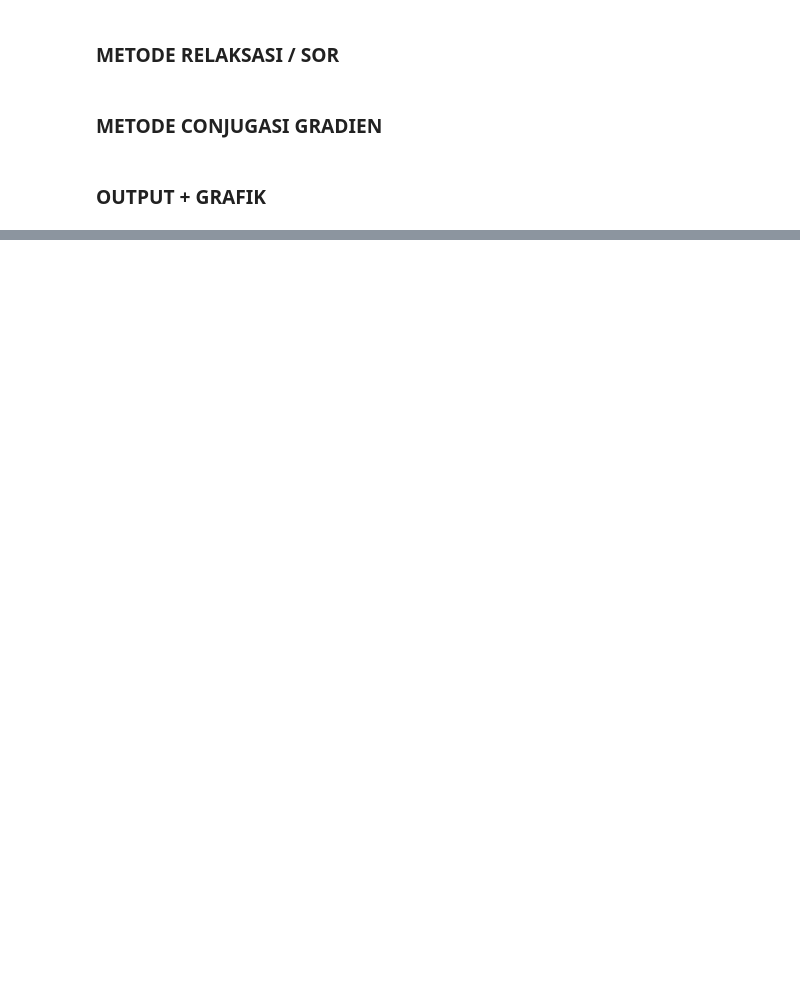
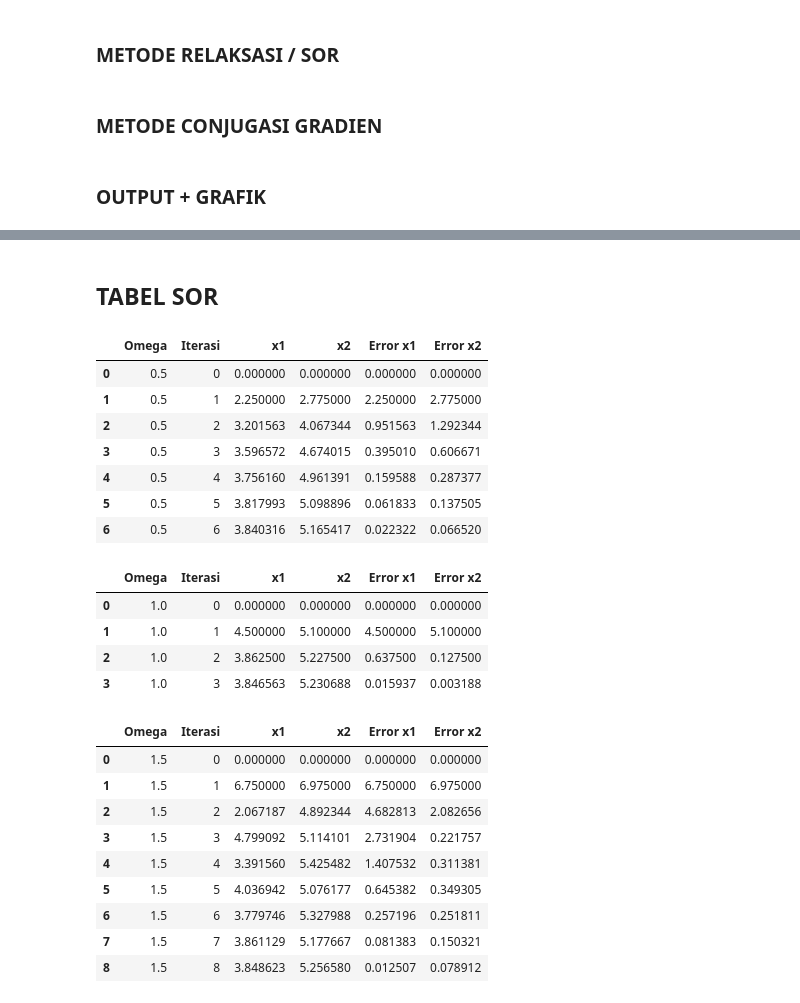
Before and after one commit to 404visco/IoT-Kelompok9, a Jupyter notebook: SEM 2/MetNum/SPL/tugas.ipynb, the cells around one changed output, grey strips where cells are left out. Saved outputs shown, nothing was run; the diff lists cells and outputs as text; code cells hidden in the pictures; blank space fills up the shorter version.

```diff
--- a/SEM 2/MetNum/SPL/tugas.ipynb
+++ b/SEM 2/MetNum/SPL/tugas.ipynb
@@ -582,0 +331,32 @@ x3: 47.16763997220772
+# %% [markdown]
+## **TABEL SOR**
+# %%
+# Tabel
+x, history, iterasi = SOR(A, b, 1)
+omega_list = [0.5 ,1.0, 1.5]
+for o in omega_list:
+    output_sor(kasus1, o)
+# %% [output]
+|  | Omega | Iterasi | x1 | x2 | Error x1 | Error x2 |
+| 0 | 0.5 | 0 | 0.000000 | 0.000000 | 0.000000 | 0.000000 |
+| 1 | 0.5 | 1 | 2.250000 | 2.775000 | 2.250000 | 2.775000 |
+| 2 | 0.5 | 2 | 3.201563 | 4.067344 | 0.951563 | 1.292344 |
+| 3 | 0.5 | 3 | 3.596572 | 4.674015 | 0.395010 | 0.606671 |
+| 4 | 0.5 | 4 | 3.756160 | 4.961391 | 0.159588 | 0.287377 |
+| 5 | 0.5 | 5 | 3.817993 | 5.098896 | 0.061833 | 0.137505 |
+| 6 | 0.5 | 6 | 3.840316 | 5.165417 | 0.022322 | 0.066520 |
+|  | Omega | Iterasi | x1 | x2 | Error x1 | Error x2 |
+| 0 | 1.0 | 0 | 0.000000 | 0.000000 | 0.000000 | 0.000000 |
+| 1 | 1.0 | 1 | 4.500000 | 5.100000 | 4.500000 | 5.100000 |
+| 2 | 1.0 | 2 | 3.862500 | 5.227500 | 0.637500 | 0.127500 |
+| 3 | 1.0 | 3 | 3.846563 | 5.230688 | 0.015937 | 0.003188 |
+|  | Omega | Iterasi | x1 | x2 | Error x1 | Error x2 |
+| 0 | 1.5 | 0 | 0.000000 | 0.000000 | 0.000000 | 0.000000 |
+| 1 | 1.5 | 1 | 6.750000 | 6.975000 | 6.750000 | 6.975000 |
+| 2 | 1.5 | 2 | 2.067187 | 4.892344 | 4.682813 | 2.082656 |
+| 3 | 1.5 | 3 | 4.799092 | 5.114101 | 2.731904 | 0.221757 |
+| 4 | 1.5 | 4 | 3.391560 | 5.425482 | 1.407532 | 0.311381 |
+| 5 | 1.5 | 5 | 4.036942 | 5.076177 | 0.645382 | 0.349305 |
+| 6 | 1.5 | 6 | 3.779746 | 5.327988 | 0.257196 | 0.251811 |
+| 7 | 1.5 | 7 | 3.861129 | 5.177667 | 0.081383 | 0.150321 |
+| 8 | 1.5 | 8 | 3.848623 | 5.256580 | 0.012507 | 0.078912 |
```
Also changed, not shown: parts of 21 cells of this notebook.
